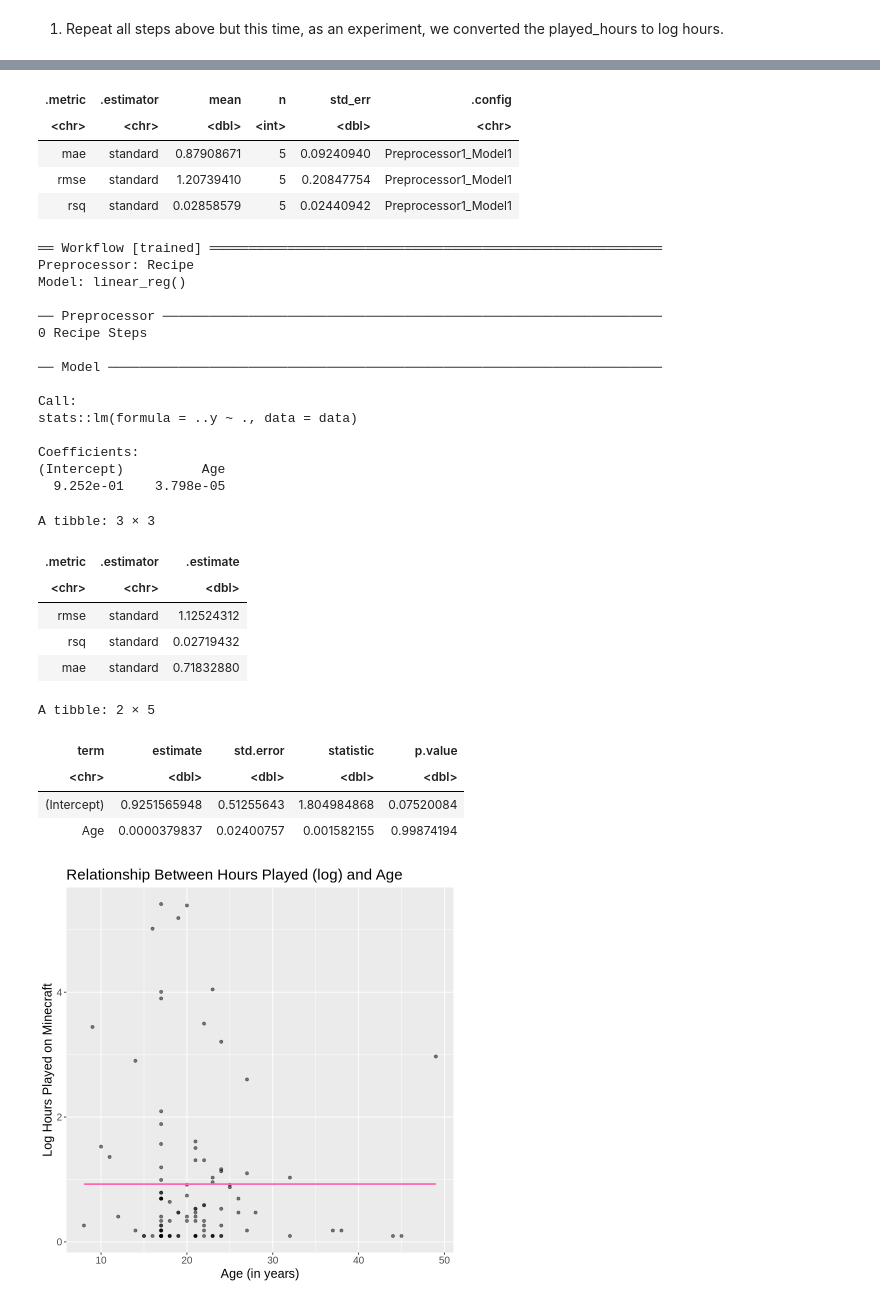
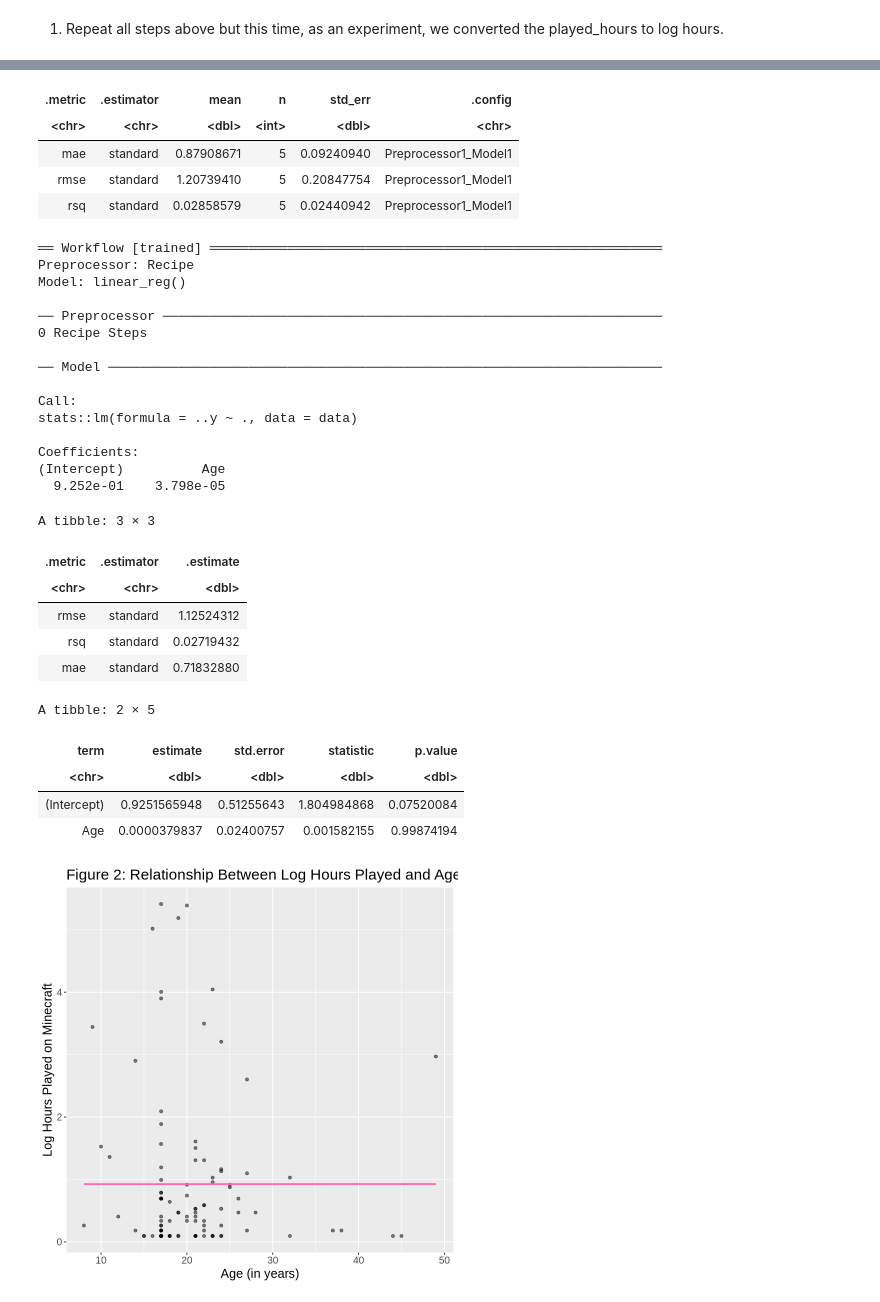
Before and after one commit to cindyttt/dsci-100-2025-final-project, a Jupyter notebook: analysis.ipynb, the cells around one changed output, grey strips where cells are left out. Drawn from its saved outputs; the diff is of its cells as text; code cells hidden in the pictures.

```diff
--- a/analysis.ipynb
+++ b/analysis.ipynb
@@ -355,7 +388,7 @@ lm_plot_final2.0 <- ggplot(players_final2.0, aes(x = Age, y = log_hours)) +
   xlab("Age (in years)") +
   ylab("Log Hours Played on Minecraft") +
   theme(text = element_text(size = 15))+
-ggtitle("Relationship Between Hours Played (log) and Age")
+ggtitle("Figure 2: Relationship Between Log Hours Played and Age")
 
 lm_plot_final2.0
 
@@ -369,31 +402,31 @@ A tibble: 3 × 6
 | <chr> | <chr> | <dbl> | <int> | <dbl> | <chr> |
 | mae | standard | 0.87908671 | 5 | 0.09240940 | Preprocessor1_Model1 |
 | rmse | standard | 1.20739410 | 5 | 0.20847754 | Preprocessor1_Model1 |
 | rsq | standard | 0.02858579 | 5 | 0.02440942 | Preprocessor1_Model1 |
 ══ Workflow [trained] ══════════════════════════════════════════════════════════
 Preprocessor: Recipe
 Model: linear_reg()
 
 ── Preprocessor ────────────────────────────────────────────────────────────────
 0 Recipe Steps
 
 ── Model ───────────────────────────────────────────────────────────────────────
 
 Call:
 stats::lm(formula = ..y ~ ., data = data)
 
 Coefficients:
 (Intercept)          Age
   9.252e-01    3.798e-05
 A tibble: 3 × 3
 | .metric | .estimator | .estimate |
 | <chr> | <chr> | <dbl> |
 | rmse | standard | 1.12524312 |
 | rsq | standard | 0.02719432 |
 | mae | standard | 0.71832880 |
 A tibble: 2 × 5
 | term | estimate | std.error | statistic | p.value |
 | <chr> | <dbl> | <dbl> | <dbl> | <dbl> |
 | (Intercept) | 0.9251565948 | 0.51255643 | 1.804984868 | 0.07520084 |
 | Age | 0.0000379837 | 0.02400757 | 0.001582155 | 0.99874194 |
-[figure, old version]
+[figure, new version]
```
Also changed, not shown: parts of 7 cells of this notebook.
